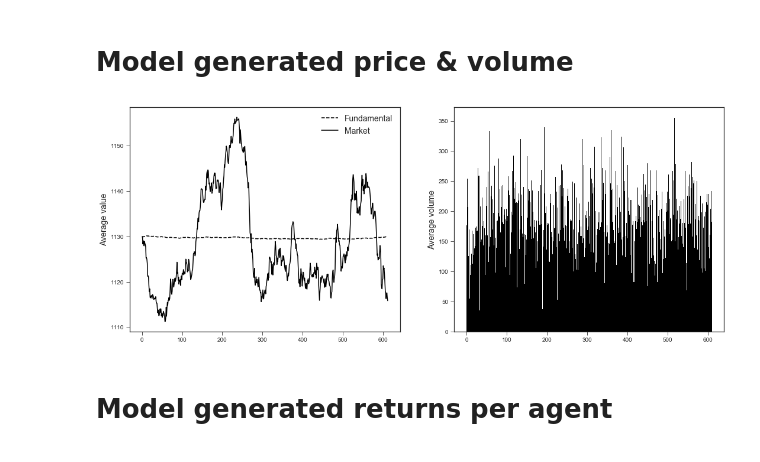
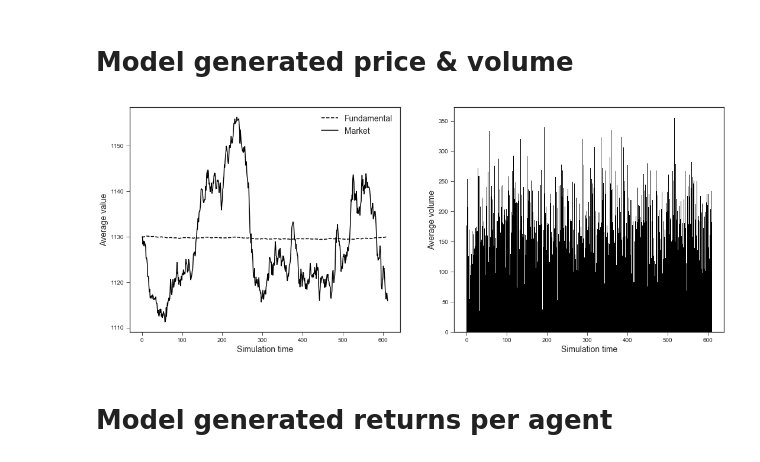
Before and after one commit to joerischasfoort/RL-ABM, a Jupyter notebook: Run model.ipynb, the cells around one changed output. Cells and saved outputs as stored; diff of their text form; code cells hidden in the pictures.

```diff
--- a/Run model.ipynb
+++ b/Run model.ipynb
@@ -85,22 +81,22 @@ mc_prices, mc_returns, mc_autocorr_returns, mc_autocorr_abs_returns, mc_volatili
 # %%
 fig, (ax1, ax2) = plt.subplots(1, 2, figsize=(18,7))
 
 ax1.plot(mc_fundamentals.index, mc_fundamentals.mean(axis=1), 'k--', label='Fundamental')
 ax1.plot(mc_prices.index, mc_prices.mean(axis=1), 'k', label='Market')
 ax1.legend(loc='best', fontsize='14')
 
 ax1.set_ylabel('Average value', fontsize='14')
 
 ax2.bar(mc_volume.index, mc_volume.mean(axis=1), width=1.0, color='black')
 ax2.set_ylabel('Average volume', fontsize='14')
 
-for ax in (ax3, ax4):
+for ax in (ax1, ax2):
     ax.set_xlabel('Simulation time', fontsize='14')
 
 
 #fig.savefig('baseline_dynamics.png', dpi=200, bbox_inches = 'tight', pad_inches = 0)
 # %% [output]
-[figure, old version]
+[figure, new version]
 # %% [markdown]
 # Model generated returns per agent
 # %%
```
Also changed, not shown: parts of 3 cells of this notebook, 3 other files.
